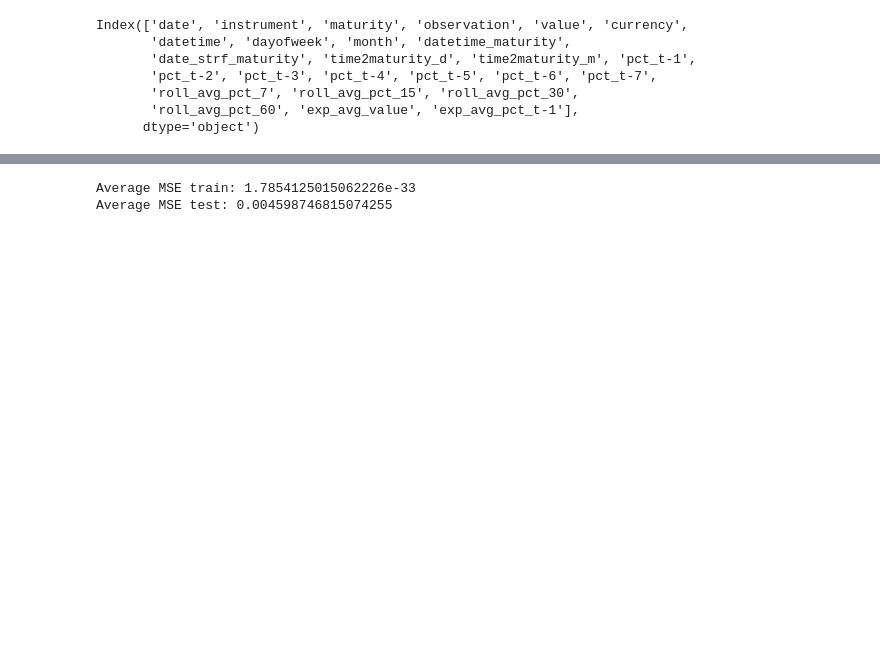
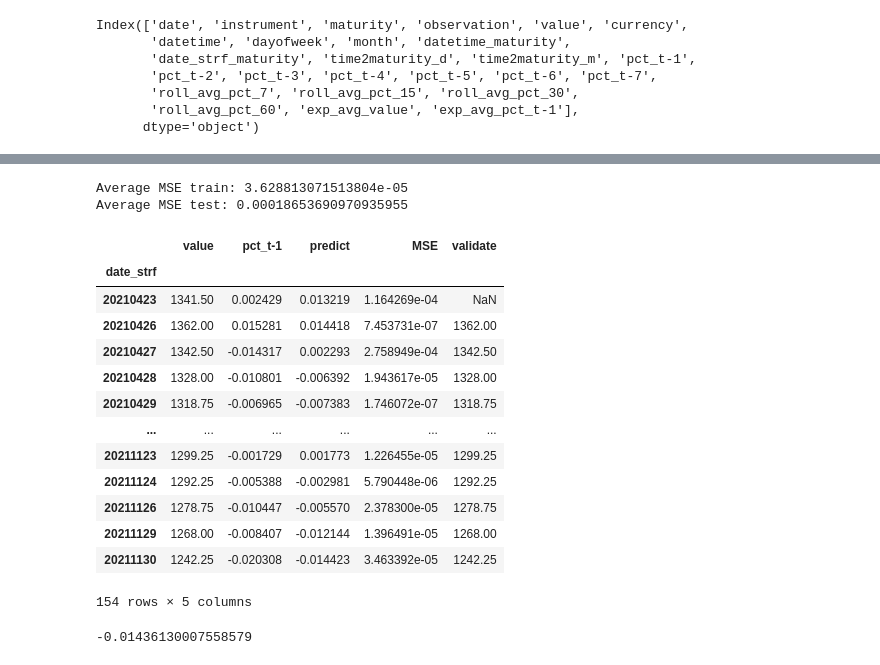
Before and after one commit to kimzwegz/commodity, a Jupyter notebook: commod.ipynb, the cells around one changed output, grey strips where cells are left out. Drawn from its saved outputs; the diff is of its cells as text; code cells hidden in the pictures; blank space fills up the shorter version.

Commit message:
validated returns

```diff
--- a/commod.ipynb
+++ b/commod.ipynb
@@ -161,6 +165,6 @@ fig.update_yaxes(title_text="USD", row=1, col=1)
 # fig.add_trace(dist, row=1, col=1)
 fig.show()
 # %%
-model = Model(df_soy_6m)
+model = Model(df_soy_6m_clean)
 # %% [output]
 object instanciated
@@ -261,5 +248,30 @@ Average MSE test: 0.002837035874301117
 # %%
-df_result = model.skpredict_window(regr, cols_x, cols_y, 'date' , train_window=4 , test_window=1, test_gap = 0, expanding=False, print_iter=False)[1]
+df_result = model.skpredict_window(randforest, cols_x, cols_y, 'date' , train_window=16 , test_window=1, test_gap = 0, expanding=True, print_iter=False)[1]
+df_result['position'] = df_result.apply(lambda row: row['pct_t-1'] if row['predict'] > 0 else -row['predict']  ,axis = 1)
 # %% [output]
-Average MSE train: 1.7854125015062226e-33
-Average MSE test: 0.004598746815074255
+Average MSE train: 3.628813071513804e-05
+Average MSE test: 0.00018653690970935955
+# %%
+df_test = df_result[['value', 'pct_t-1' , 'predict', 'MSE']]
+df_test.sort_index(inplace=True)
+df_test['validate'] = df_test['value'].shift(1) * (1+df_test['pct_t-1'])
+df_test
+# %% [output]
+|  | value | pct_t-1 | predict | MSE | validate |
+| date_strf |  |  |  |  |  |
+| 20210423 | 1341.50 | 0.002429 | 0.013219 | 1.164269e-04 | NaN |
+| 20210426 | 1362.00 | 0.015281 | 0.014418 | 7.453731e-07 | 1362.00 |
+| 20210427 | 1342.50 | -0.014317 | 0.002293 | 2.758949e-04 | 1342.50 |
+| 20210428 | 1328.00 | -0.010801 | -0.006392 | 1.943617e-05 | 1328.00 |
+| 20210429 | 1318.75 | -0.006965 | -0.007383 | 1.746072e-07 | 1318.75 |
+| ... | ... | ... | ... | ... | ... |
+| 20211123 | 1299.25 | -0.001729 | 0.001773 | 1.226455e-05 | 1299.25 |
+| 20211124 | 1292.25 | -0.005388 | -0.002981 | 5.790448e-06 | 1292.25 |
+| 20211126 | 1278.75 | -0.010447 | -0.005570 | 2.378300e-05 | 1278.75 |
+| 20211129 | 1268.00 | -0.008407 | -0.012144 | 1.396491e-05 | 1268.00 |
+| 20211130 | 1242.25 | -0.020308 | -0.014423 | 3.463392e-05 | 1242.25 |
+154 rows × 5 columns
+# %%
+(1304.00 - 1323.00)/1323.00
+# %% [output]
+-0.01436130007558579
```
Also changed, not shown: parts of 12 cells of this notebook, 1 other file.
